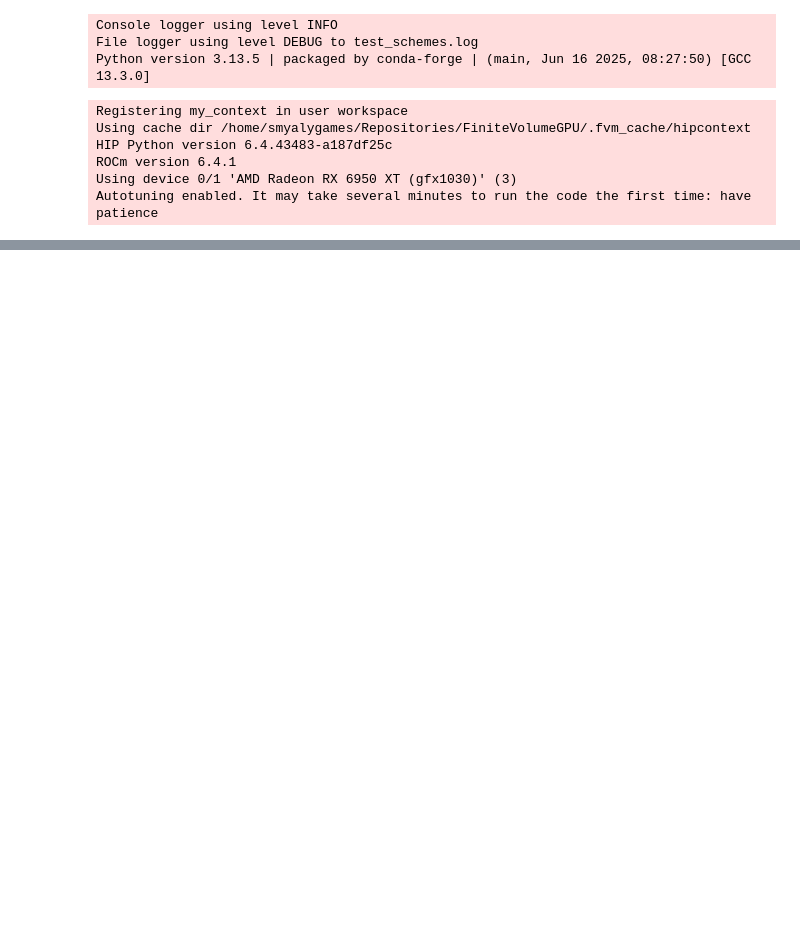
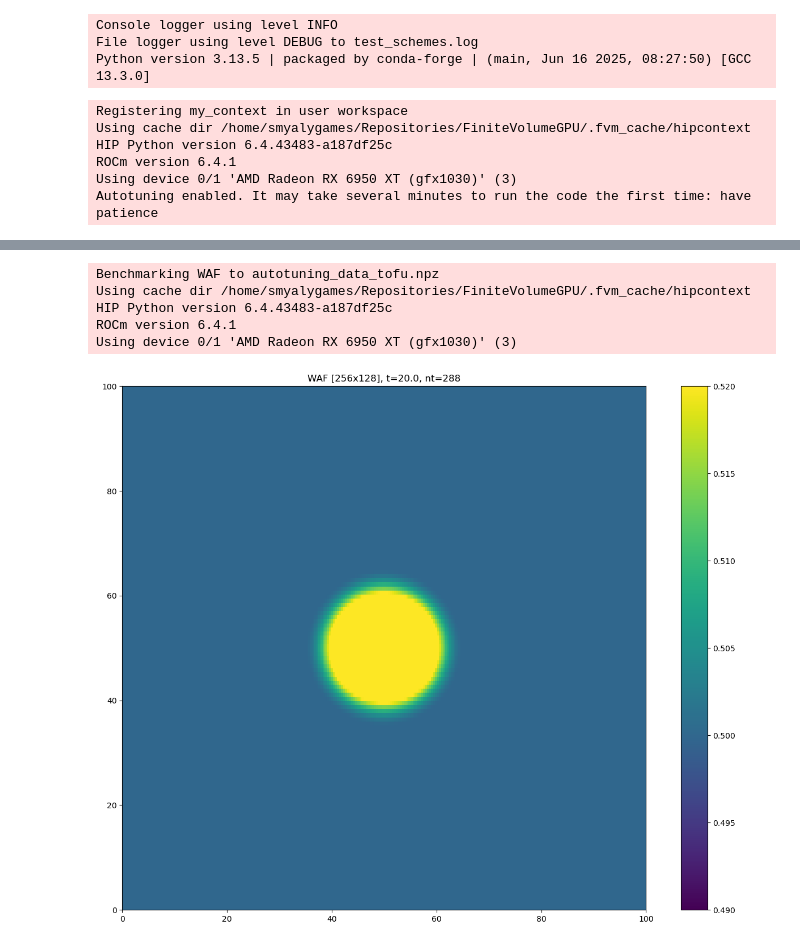
Before and after one commit to smyalygames/FiniteVolumeGPU, a Jupyter notebook: HIPTestSchemes.ipynb, the cells around one changed output, grey strips where cells are left out. Saved outputs shown, nothing was run; the diff lists cells and outputs as text; code cells hidden in the pictures; blank space fills up the shorter version.

```diff
--- a/HIPTestSchemes.ipynb
+++ b/HIPTestSchemes.ipynb
@@ -193,14 +163,21 @@ Using device 0/1 'AMD Radeon RX 6950 XT (gfx1030)' (3)
 [figure]
 # %%
-# from GPUSimulators.model import WAF
-#
-# with Timer("construct") as t:
-#     sim = WAF(**arguments)
-#
-# with Timer("step") as t:
-#     t = sim.simulate(t_end)
-#
-# with Timer("download") as t:
-#     h1, hu1, hv1 = sim.download()
-#
-# plot(sim)
+from GPUSimulators.model import WAF
+
+with Timer("construct") as t:
+    sim = WAF(**arguments)
+
+with Timer("step") as t:
+    t = sim.simulate(t_end)
+
+with Timer("download") as t:
+    h1, hu1, hv1 = sim.download()
+
+plot(sim)
+# %% [output]
+Benchmarking WAF to autotuning_data_tofu.npz
+Using cache dir /home/smyalygames/Repositories/FiniteVolumeGPU/.fvm_cache/hipcontext
+HIP Python version 6.4.43483-a187df25c
+ROCm version 6.4.1
+Using device 0/1 'AMD Radeon RX 6950 XT (gfx1030)' (3)
+[figure, added]
```
Also changed, not shown: parts of 6 cells of this notebook.
